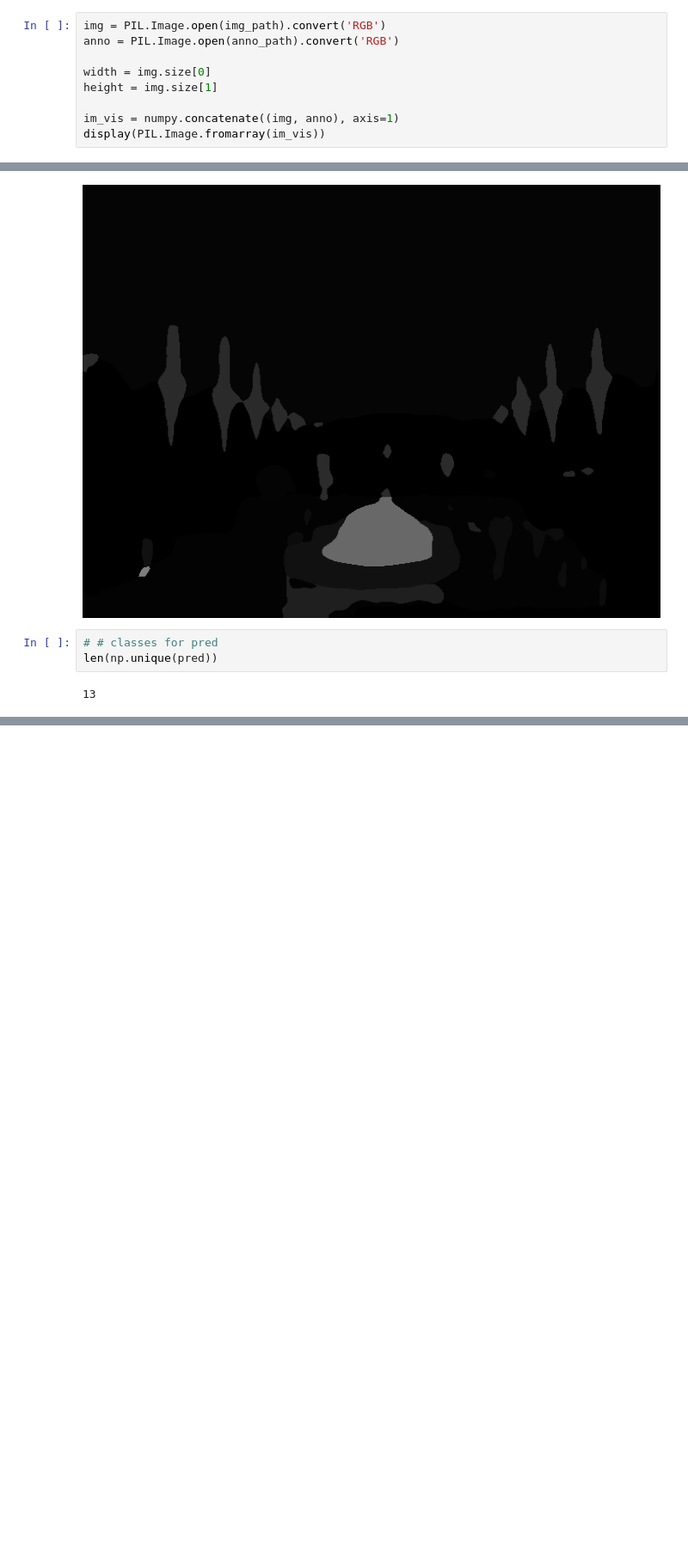
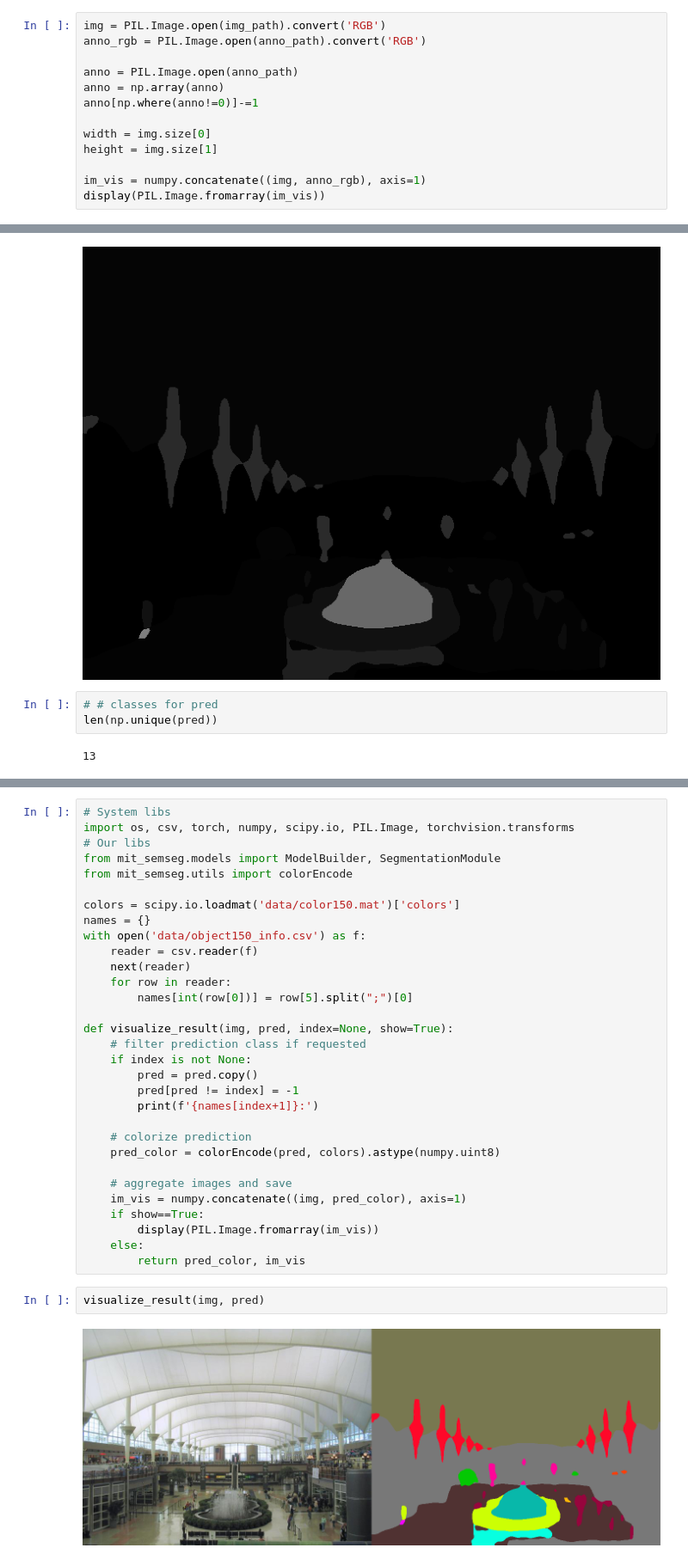
Before and after one commit to zyang37/semantic-segmentation-pytorch, a Jupyter notebook: notebooks/eval_one.ipynb, the cells around one changed output, grey strips where cells are left out. Shown at 86% size. Cells and saved outputs as stored; diff of their text form; blank space fills up the shorter version.

```diff
--- a/notebooks/eval_one.ipynb
+++ b/notebooks/eval_one.ipynb
@@ -244,12 +244,16 @@ img_path = "/home/zyang/Documents/fork_sseg_mit/notebooks/data/ADEChallengeData2
 anno_path = "/home/zyang/Documents/fork_sseg_mit/notebooks/data/ADEChallengeData2016/annotations/training/ADE_train_00000001.png"
 # %%
 img = PIL.Image.open(img_path).convert('RGB')
-anno = PIL.Image.open(anno_path).convert('RGB')
+anno_rgb = PIL.Image.open(anno_path).convert('RGB')
+
+anno = PIL.Image.open(anno_path)
+anno = np.array(anno)
+anno[np.where(anno!=0)]-=1
 
 width = img.size[0]
 height = img.size[1]
 
-im_vis = numpy.concatenate((img, anno), axis=1)
+im_vis = numpy.concatenate((img, anno_rgb), axis=1)
 display(PIL.Image.fromarray(im_vis))
 # %% [output]
 [figure]
@@ -298,0 +305,35 @@ len(np.unique(anno))
+# %%
+# System libs
+import os, csv, torch, numpy, scipy.io, PIL.Image, torchvision.transforms
+# Our libs
+from mit_semseg.models import ModelBuilder, SegmentationModule
+from mit_semseg.utils import colorEncode
+
+colors = scipy.io.loadmat('data/color150.mat')['colors']
+names = {}
+with open('data/object150_info.csv') as f:
+    reader = csv.reader(f)
+    next(reader)
+    for row in reader:
+        names[int(row[0])] = row[5].split(";")[0]
+
+def visualize_result(img, pred, index=None, show=True):
+    # filter prediction class if requested
+    if index is not None:
+        pred = pred.copy()
+        pred[pred != index] = -1
+        print(f'{names[index+1]}:')
+
+    # colorize prediction
+    pred_color = colorEncode(pred, colors).astype(numpy.uint8)
+
+    # aggregate images and save
+    im_vis = numpy.concatenate((img, pred_color), axis=1)
+    if show==True:
+        display(PIL.Image.fromarray(im_vis))
+    else:
+        return pred_color, im_vis
+# %%
+visualize_result(img, pred)
+# %% [output]
+[figure, added]
```
Also changed, not shown: parts of 8 cells of this notebook, 1 other file.
